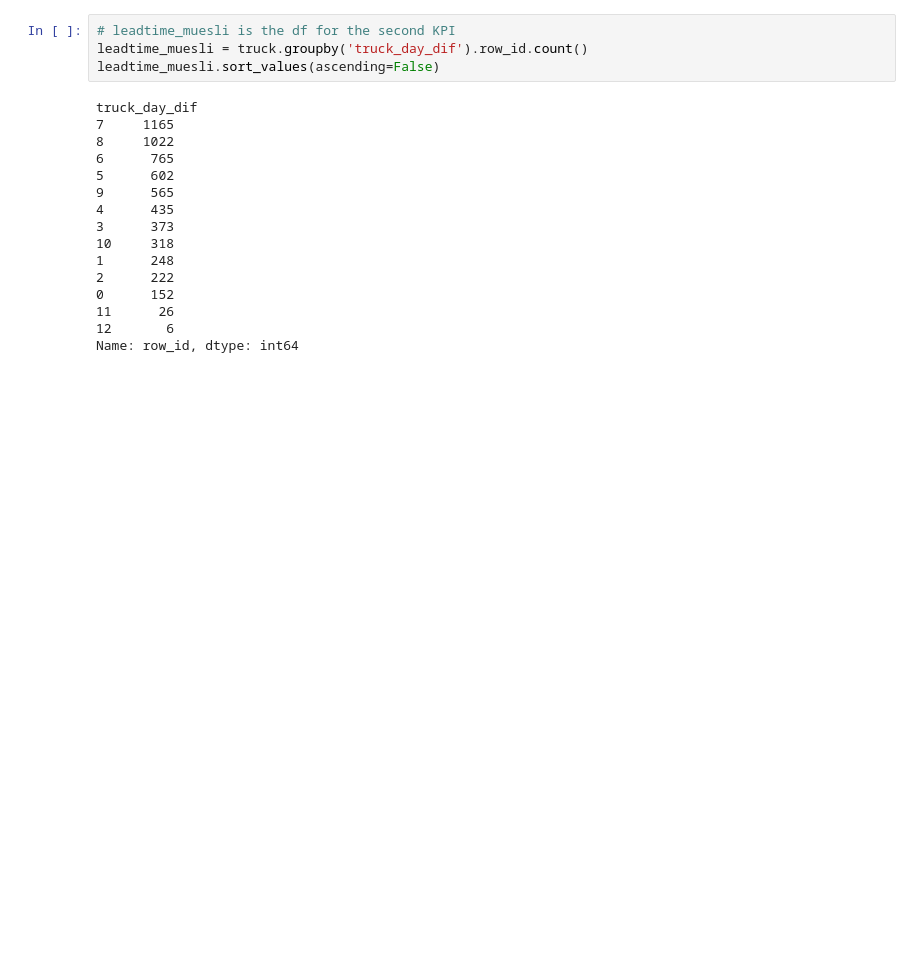
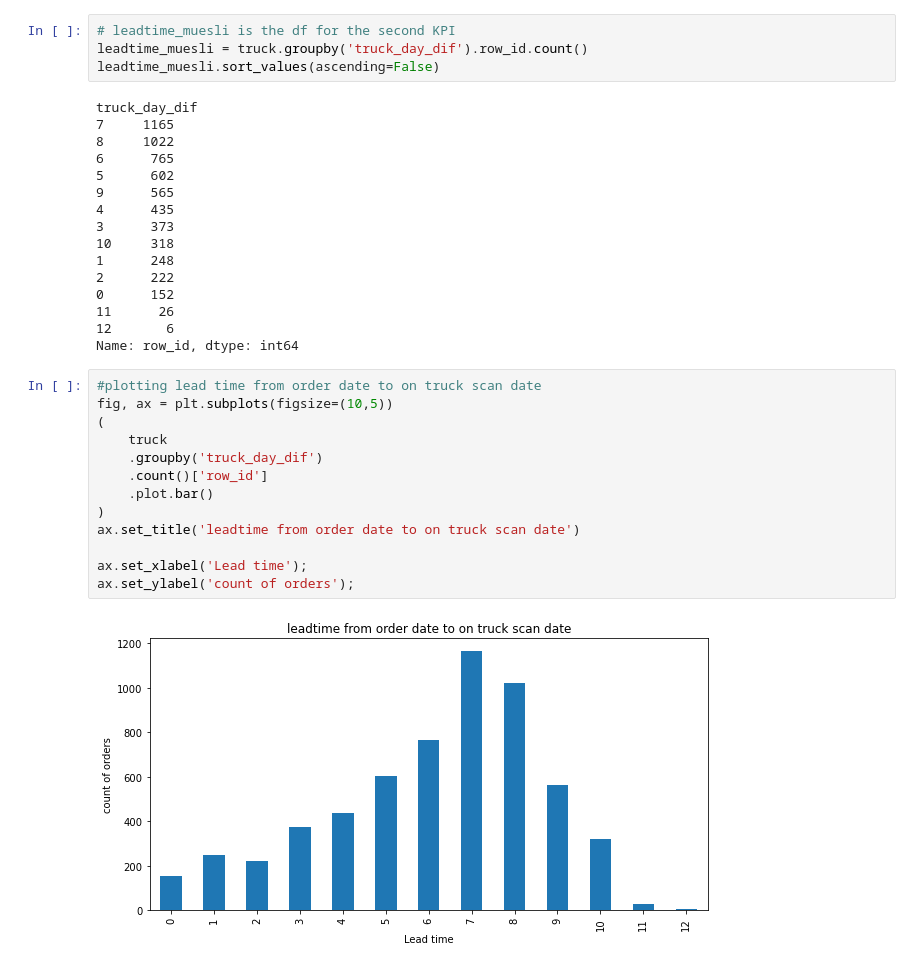
Before and after one commit to linapg/analysis_order_process_muesli_company, a Jupyter notebook: muesli_project.ipynb, the cells around one changed output. Saved outputs shown, nothing was run; the diff lists cells and outputs as text; blank space fills up the shorter version.

```diff
--- a/muesli_project.ipynb
+++ b/muesli_project.ipynb
@@ -237,3 +229,18 @@ truck_day_dif
 11      26
 12       6
 Name: row_id, dtype: int64
+# %%
+#plotting lead time from order date to on truck scan date
+fig, ax = plt.subplots(figsize=(10,5))
+(
+    truck
+    .groupby('truck_day_dif')
+    .count()['row_id']
+    .plot.bar()
+)
+ax.set_title('leadtime from order date to on truck scan date')
+
+ax.set_xlabel('Lead time');
+ax.set_ylabel('count of orders');
+# %% [output]
+[figure, added]
```
Also changed, not shown: parts of 12 cells of this notebook.
